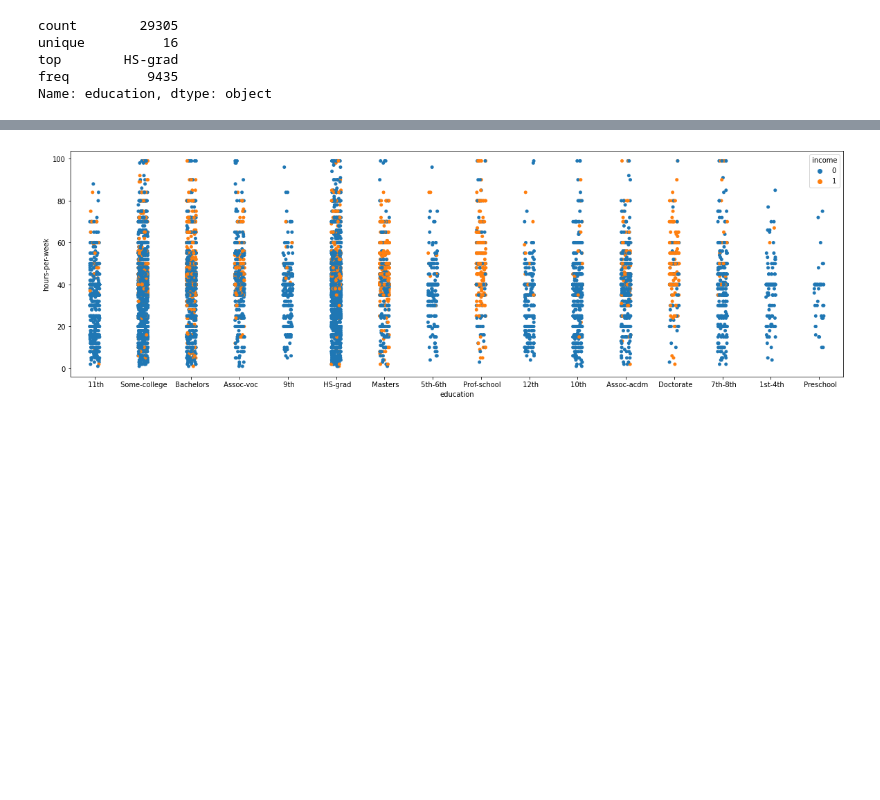
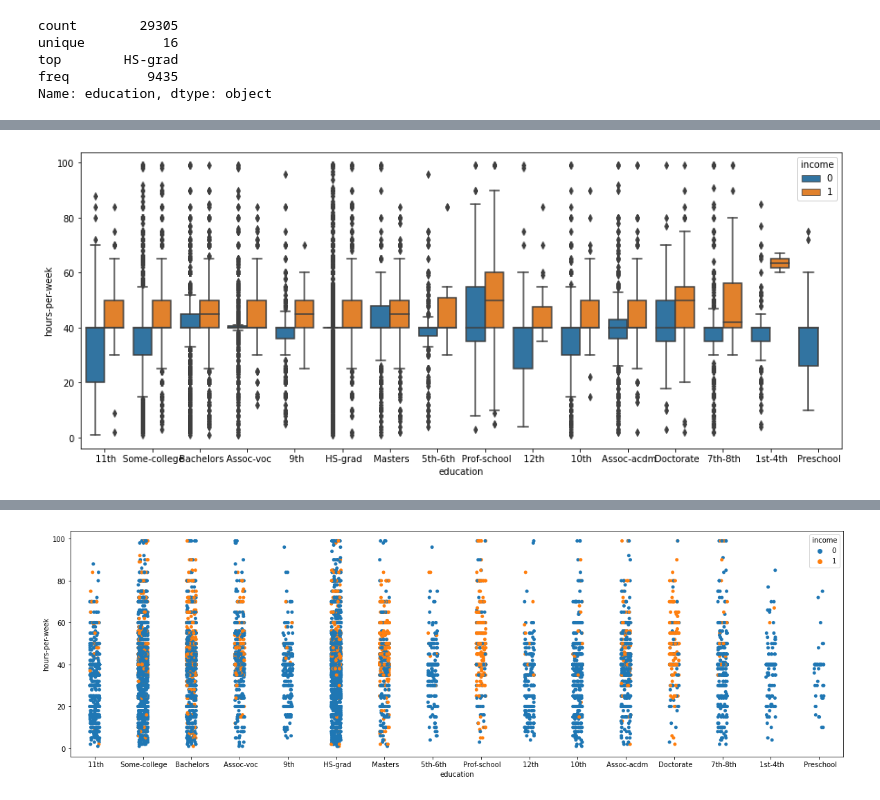
Before and after one commit to rlgus3351/Machine_Learning, a Jupyter notebook: kaggle/23_04_28/model.ipynb, the cells around one changed output, grey strips where cells are left out. Drawn from its saved outputs; the diff is of its cells as text; code cells hidden in the pictures; blank space fills up the shorter version.

```diff
--- a/kaggle/23_04_28/model.ipynb
+++ b/kaggle/23_04_28/model.ipynb
@@ -364,0 +372,8 @@ plt.show()
+# %%
+# education과 hours-per-week 속성 시각화 해보기 - boxplot
+
+plt.figure(figsize=(15,6))
+sns.boxplot(x='education', y='hours-per-week', hue='income', data= train)
+plt.show()
+# %% [output]
+[figure, added]
```
Also changed, not shown: parts of 52 cells of this notebook.
